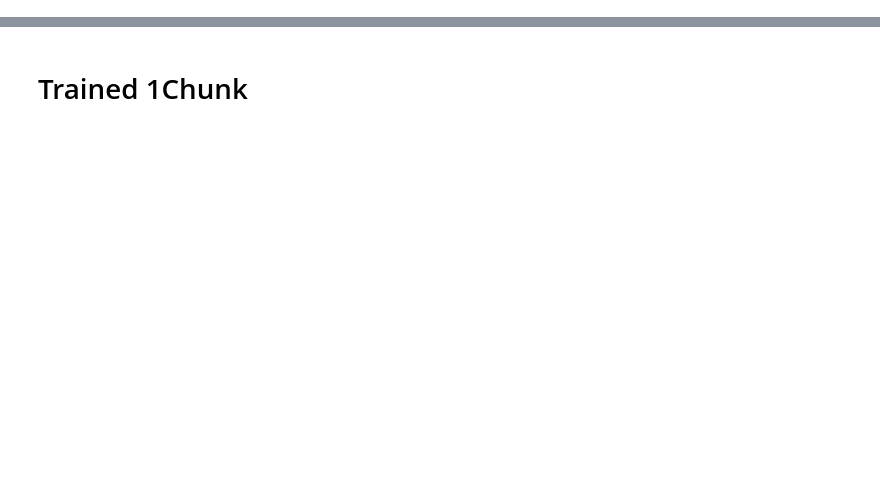
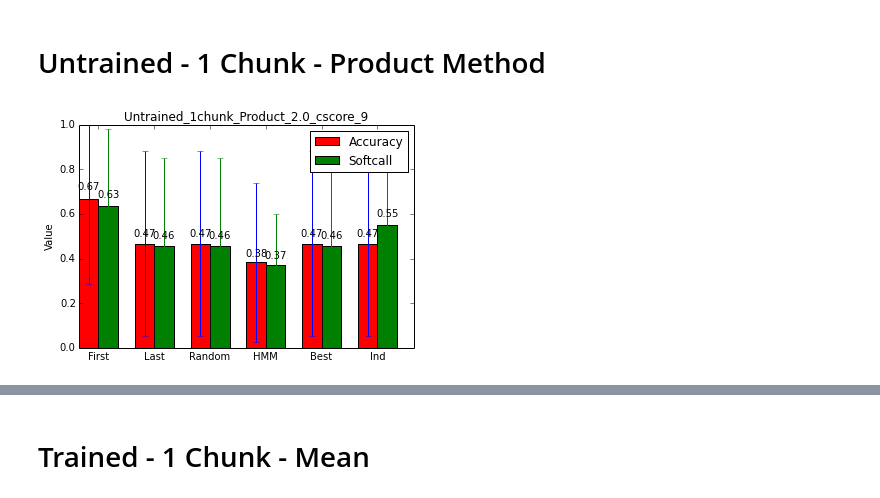
Before and after one commit to jvivian/Helicase-Reread-Project, a Jupyter notebook: Scripts/Results Plotting.ipynb, the cells around one changed output, grey strips where cells are left out. Saved outputs shown, nothing was run; the diff lists cells and outputs as text; code cells hidden in the pictures; blank space fills up the shorter version.

```diff
--- a/Scripts/Results Plotting.ipynb
+++ b/Scripts/Results Plotting.ipynb
@@ -87,0 +147,6 @@ plot_results( untrained_2chunk )
+# %% [markdown]
+# Untrained - 1 Chunk - Product Method
+# %%
+plot_results( untrained_1chunk_product )
+# %% [output]
+[figure, added]
@@ -88,3 +162,3 @@ plot_results( untrained_2chunk )
 # %% [markdown]
-# Trained 1Chunk
+# Trained - 1 Chunk - Mean
 # %%
```
Also changed, not shown: parts of 16 cells of this notebook.
